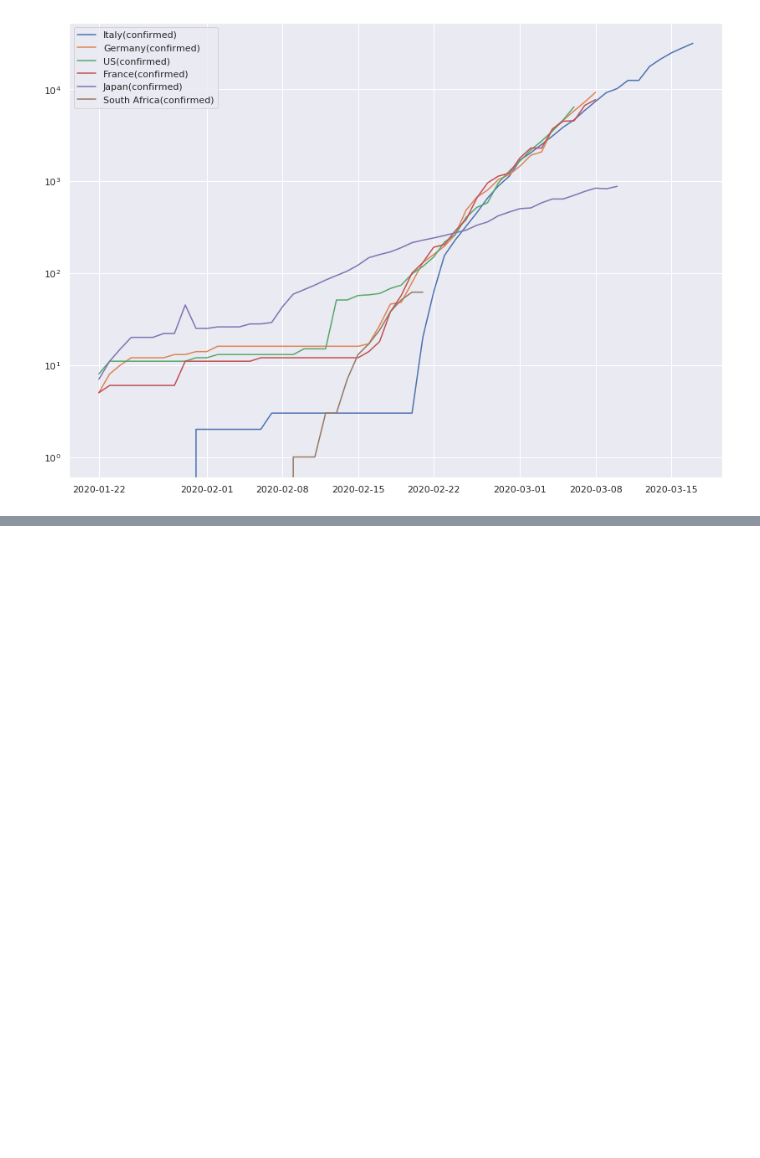
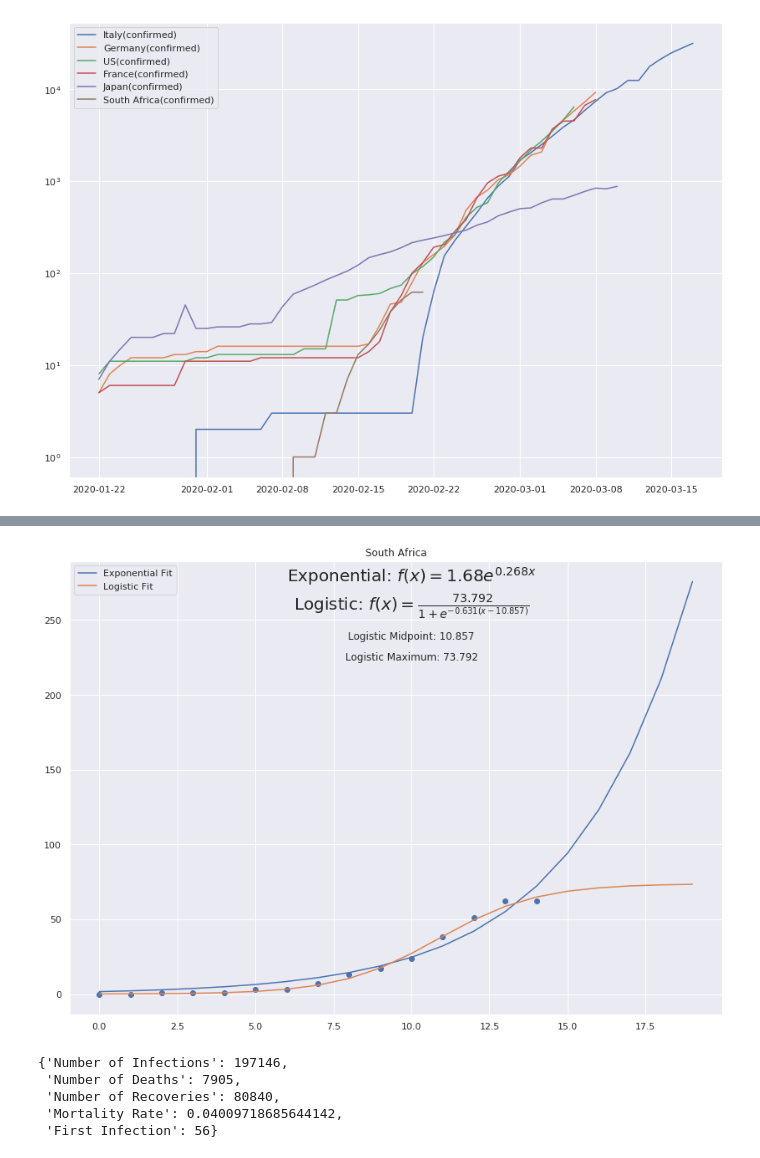
Before and after one commit to mariusroets/notebooks, a Jupyter notebook: corona.ipynb, the cells around one changed output, grey strips where cells are left out. Drawn from its saved outputs; the diff is of its cells as text; code cells hidden in the pictures; blank space fills up the shorter version.

```diff
--- a/corona.ipynb
+++ b/corona.ipynb
@@ -21,0 +68,4 @@ corona.do_plot(['Italy', 'Germany', 'US', 'France', 'Japan', 'South Africa'], ['
+# %%
+corona.curve_fit('South Africa', 20, 2)
+# %% [output]
+[figure, added]
@@ -21,0 +74,8 @@ corona.do_plot(['Italy', 'Germany', 'US', 'France', 'Japan', 'South Africa'], ['
+# %%
+data
+# %% [output]
+{'Number of Infections': 197146,
+ 'Number of Deaths': 7905,
+ 'Number of Recoveries': 80840,
+ 'Mortality Rate': 0.04009718685644142,
+ 'First Infection': 56}
```
Also changed, not shown: parts of 12 cells of this notebook.
